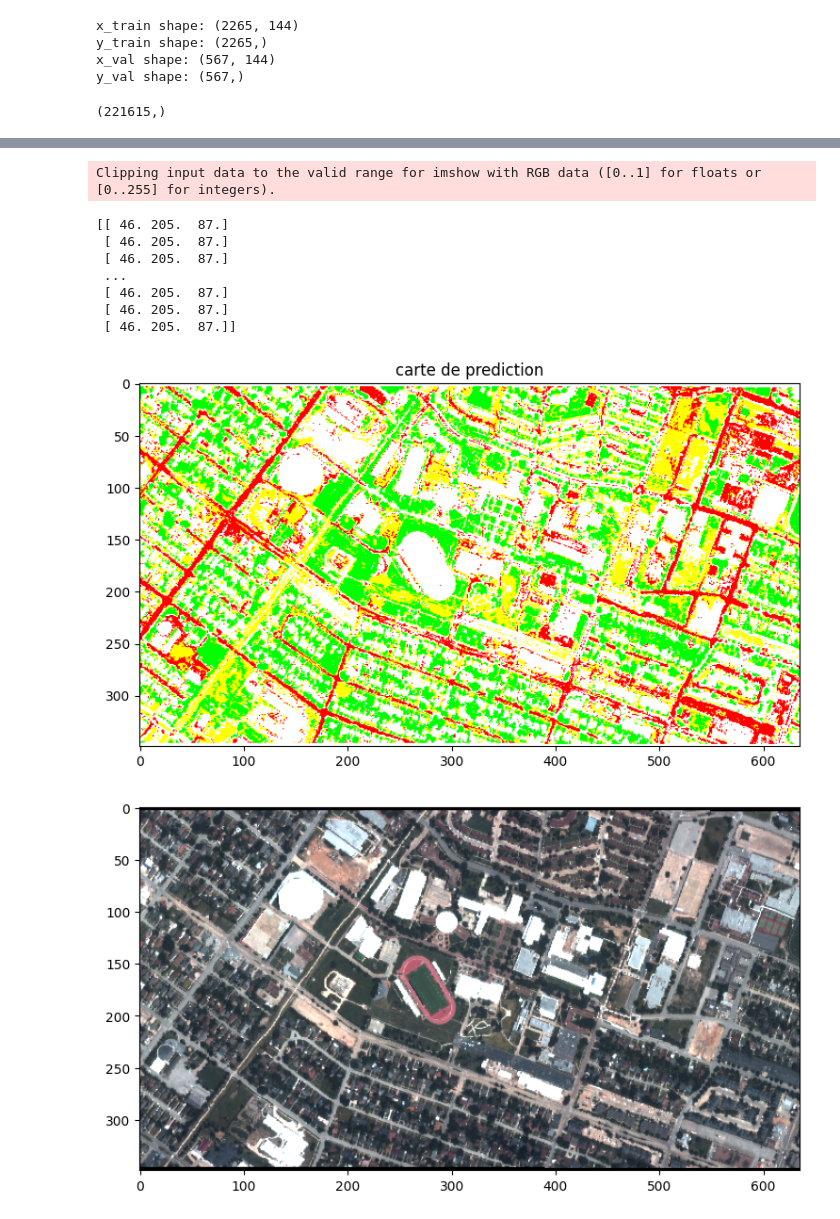
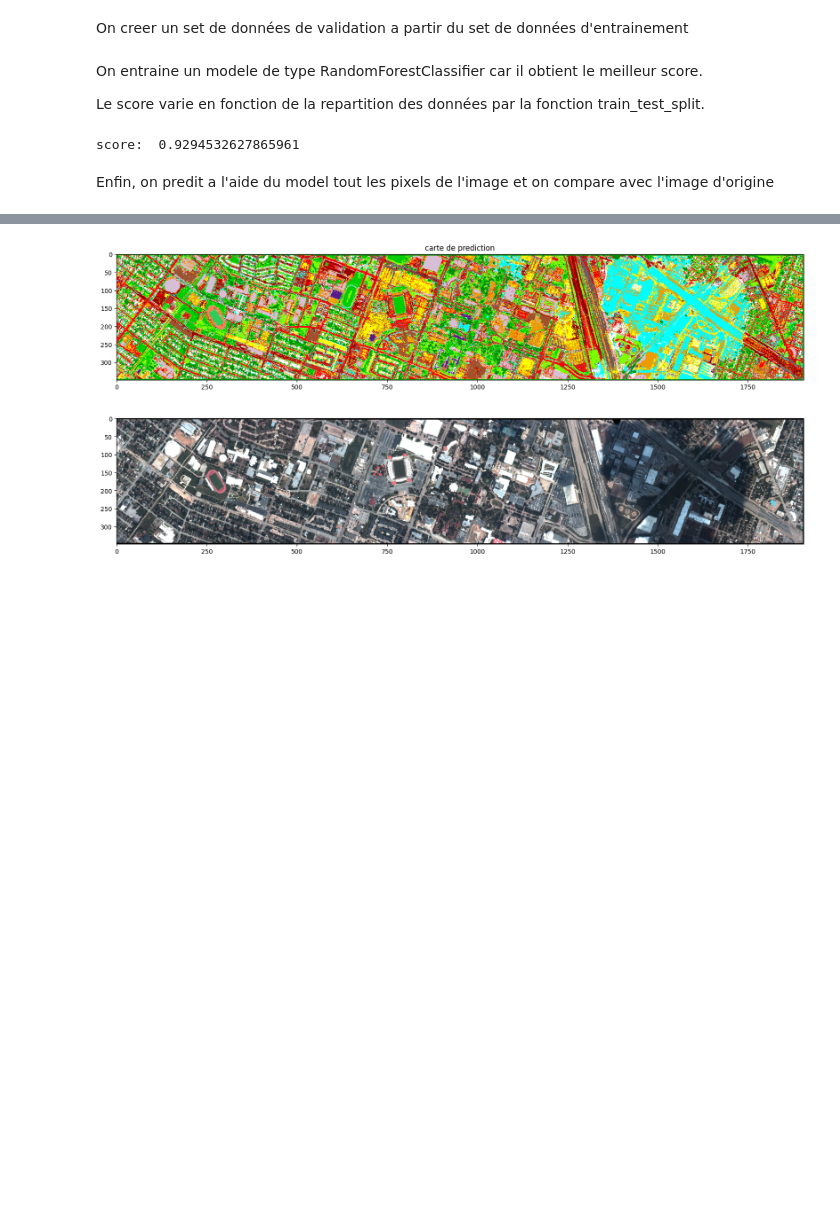
Before and after one commit to Rickil/dataFusion_contest, a Jupyter notebook: main.ipynb, the cells around one changed output, grey strips where cells are left out. Saved outputs shown, nothing was run; the diff lists cells and outputs as text; code cells hidden in the pictures; blank space fills up the shorter version.

```diff
--- a/main.ipynb
+++ b/main.ipynb
@@ -54,0 +56,10 @@ lidar.shape, groundtruth.shape
+# %%
+rgb_bands = [54,32,18]
+hsi_rgb = hsi_raw[:,:,rgb_bands]
+hsi_rgb = hsi_rgb/hsi_rgb.max() # normalisation des valeurs dans [0,1] pour l'affichage
+pmin,pmax = np.percentile(hsi_rgb,(1,95),axis=(0,1))
+hsi_rgb_pimped = hsi_rgb.copy()
+for i in range(pmin.size):
+    hsi_rgb_pimped[:,:,i] = (hsi_rgb[:,:,i]-pmin[i])/(pmax[i]-pmin[i])
+hsi_rgb_pimped[hsi_rgb_pimped<0] = 0
+hsi_rgb_pimped[hsi_rgb_pimped>1] = 1
@@ -55,11 +88,9 @@ lidar.shape, groundtruth.shape
 # %%
 from sklearn.preprocessing import MinMaxScaler, StandardScaler
 
-# normalize the data
-scaler = MinMaxScaler()
 
-hsi_raw = hsi_raw#[:,:635,:]
-lidar = lidar#[:,:635]
+hsi_raw = hsi_raw
+lidar = lidar
 r,c,N = hsi_raw.shape
 hsi = hsi_raw.reshape(r*c,N)
 
@@ -70,15 +101,8 @@ allData = np.concatenate((hsi, lidar.reshape(-1, 1)), axis=1)
 hsi_train = hsi_raw[groundtruth != 0]
 lidar_train = lidar[groundtruth != 0]
 
-#normalize training sets
-#lidar_train = lidar_train/lidar.max()
-#hsi_train = hsi_train / hsi_raw.max()
-
-print("lidar max: ", lidar.max())
-print("hsi_raw max: ", hsi_raw.max())
-
 # fusion lidar and hsi sets
-x_train = np.concatenate((hsi_train, lidar_train.reshape(-1, 1)), axis=1)
+x_train = np.concatenate((hsi_train, 10*lidar_train.reshape(-1, 1)), axis=1)
 y_train = groundtruth[groundtruth != 0]
 
 #check shapes
@@ -90,76 +112,59 @@ hsi_raw max:  65517
-# %%
-#chose the training set and the image type
-x_train = hsi_train
-toPredict = hsi
+# %% [markdown]
+On creer un set de données de validation a partir du set de données d'entrainement
 # %%
 #### from sklearn.model_selection import train_test_split
 from sklearn.model_selection import train_test_split
 
-
 # Split the dataset into training and validation sets
 x_train, x_val, y_train, y_val = train_test_split(x_train, y_train, test_size=0.2, stratify=y_train)
-
-# Print the shape of the resulting training and validation sets
-print("x_train shape:", x_train.shape)
-print("y_train shape:", y_train.shape)
-print("x_val shape:", x_val.shape)
-print("y_val shape:", y_val.shape)
-# %% [output]
-x_train shape: (2265, 144)
-y_train shape: (2265,)
-x_val shape: (567, 144)
-y_val shape: (567,)
+# %% [markdown]
+On entraine un modele de type RandomForestClassifier car il obtient le meilleur score.
+
+Le score varie en fonction de la repartition des données par la fonction train_test_split.
 # %%
 from sklearn.svm import LinearSVC
 from sklearn.ensemble import RandomForestClassifier
+from sklearn.neighbors import KNeighborsClassifier
 
 
-#classifier = LinearSVC(random_state=1, max_iter=10000)
-classifier = RandomForestClassifier(max_depth=20, random_state=1)
+classifier = RandomForestClassifier(max_depth=16, random_state=1, n_estimators=50, n_jobs=-1)
 classifier = classifier.fit(x_train, y_train)
+score = classifier.score(x_val, y_val)
 
-# evaluate the model on the validation set y_val
-score = classifier.score(x_val, y_val)
-print("Validation set score:", score)
+print("score: ", score)
+# %% [output]
+score:  0.9294532627865961
+# %% [markdown]
+Enfin, on predit a l'aide du model tout les pixels de l'image et on compare avec l'image d'origine
 # %%
 # predict for the whole image
-prediction = classifier.predict(toPredict)
+prediction = classifier.predict(allData)
 predictionRgb = np.zeros(shape=(prediction.shape[0], 3))
-print(prediction.shape)
 
 cls_rgb = []
 for ii in groundtruth_info:
     cls_rgb.append(ii['class_color'])
 cls_rgb = np.array(cls_rgb).reshape(15,-1,3)
 plt.figure(figsize=(5,5))
 plt.imshow(cls_rgb)
 plt.axis('off')
 for cls in range(15):
         plt.text(0.85,1.02*cls,'Classe %d : %s'%(cls+1,groundtruth_info[cls]['class_name']))
 plt.show()
 
 for i in range(len(prediction)):
     predictionRgb[i] = cls_rgb[prediction[i]-1]
-print(predictionRgb)
+predictionRgb = predictionRgb.astype(np.uint)
 
 plt.figure(figsize=(20,5))
 plt.title('carte de prediction')
 plt.imshow(predictionRgb.reshape((349,1905,3)))
 plt.show()
 
 plt.figure(figsize=(20,5))
 plt.imshow(hsi_rgb_pimped)
 plt.show()
 # %% [output]
-(221615,)
 [figure]
-Clipping input data to the valid range for imshow with RGB data ([0..1] for floats or [0..255] for integers).
-[[ 46. 205.  87.]
- [ 46. 205.  87.]
- [ 46. 205.  87.]
- ...
- [ 46. 205.  87.]
- [ 46. 205.  87.]
- [ 46. 205.  87.]]
-[figure, old version]
+[figure, new version]
-[figure, old version]
+[figure, new version]
```
Also changed, not shown: parts of 21 cells of this notebook.
